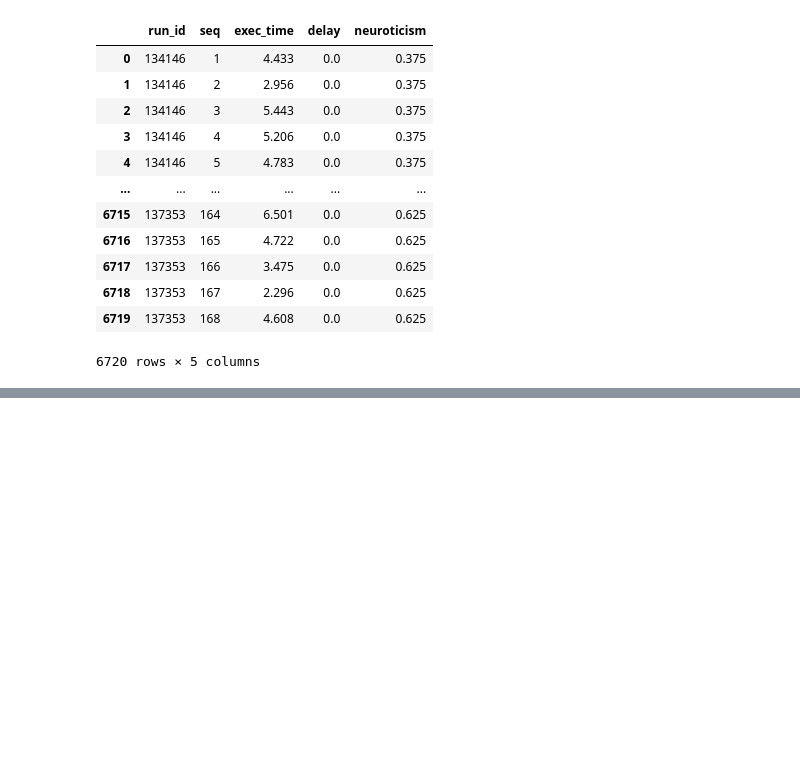
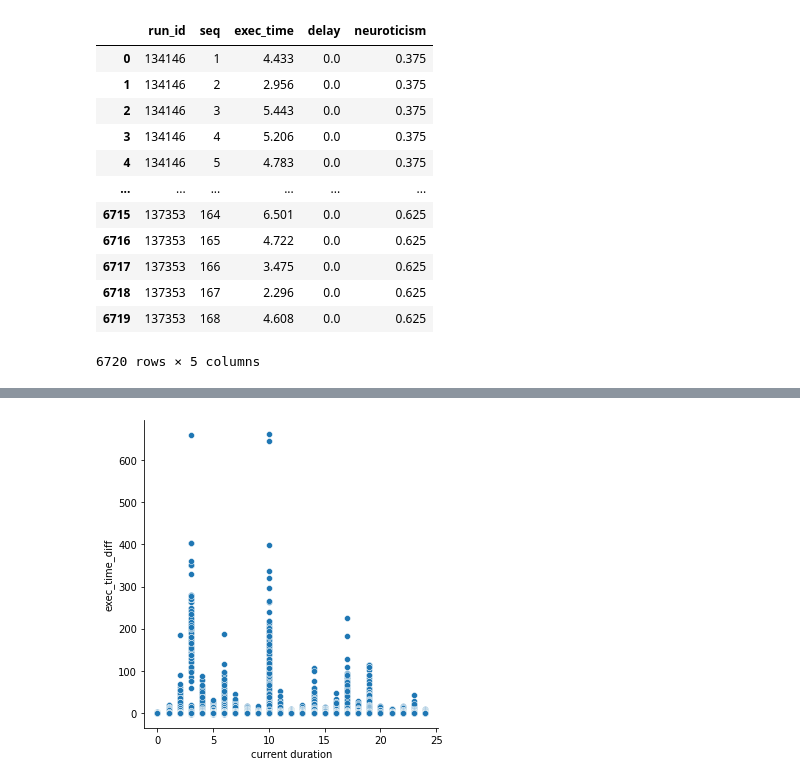
Before and after one commit to vnmo/EdgeDroid2, a Jupyter notebook: analysis/models.ipynb, the cells around one changed output, grey strips where cells are left out. Saved outputs shown, nothing was run; the diff lists cells and outputs as text; code cells hidden in the pictures; blank space fills up the shorter version.

```diff
--- a/analysis/models.ipynb
+++ b/analysis/models.ipynb
@@ -146,0 +221,11 @@ plt.show()
+# %%
+fg = sns.relplot(
+    kind='scatter',
+    x='current duration',
+    y='exec_time_diff',
+    data=results
+)
+# fg.set(yscale='log')
+plt.show()
+# %% [output]
+[figure, added]
```
Also changed, not shown: parts of 14 cells of this notebook, 4 other files.
